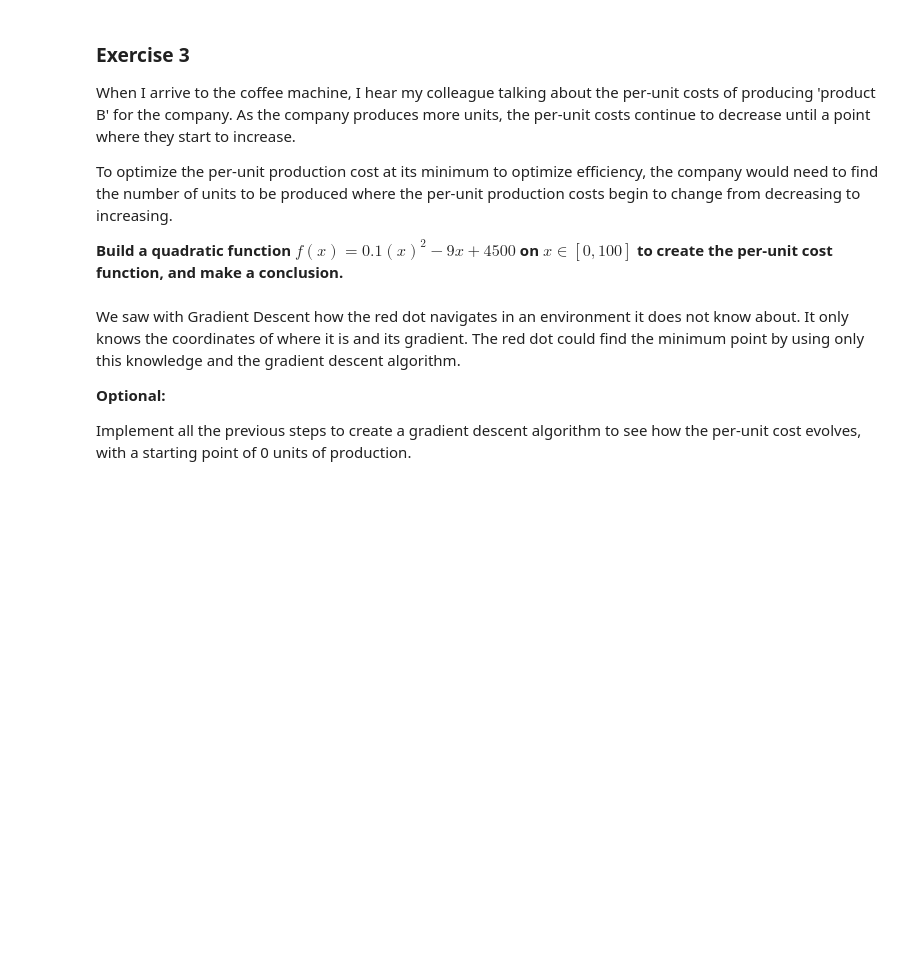
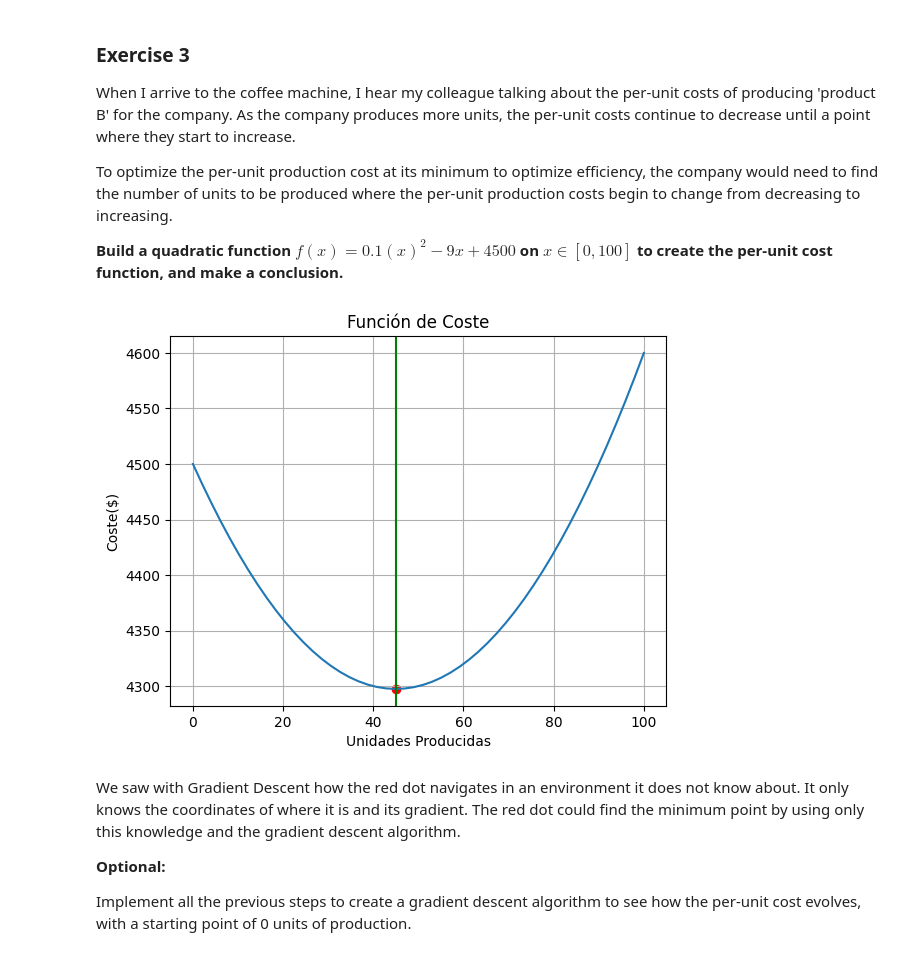
Before and after one commit to 4GeeksAcademy/calculus-andalgebra, a Jupyter notebook: notebook/problems.ipynb, the cells around one changed output. Saved outputs shown, nothing was run; the diff lists cells and outputs as text; code cells hidden in the pictures; blank space fills up the shorter version.

```diff
--- a/notebook/problems.ipynb
+++ b/notebook/problems.ipynb
@@ -225,6 +291,28 @@ To optimize the per-unit production cost at its minimum to optimize efficiency,
 **Build a quadratic function $f(x)=0.1(x)^2−9x +4500$ on $x∈[0,100]$ to create the per-unit cost function, and make a conclusion.**
 # %%
 # Define and plot the function
+from sympy import symbols, diff, solve
+import numpy as np
+x = symbols('x')
+c = 0.1*x**2 -9*x + 4500
+dc = 0.2*x-9
+min_c_x = solve(dc,x) #45 units
+c.subs(x,45) #4297.5 $
+
+
+units = np.linspace(0,100)
+
+def f(units): return 0.1*units**2 -9*units +4500
+
+plt.plot(units, f(units))
+plt.title('Función de Coste')
+plt.xlabel('Unidades Producidas')
+plt.ylabel('Coste($)')
+plt.scatter([45], [4297.5], label='Min Coste', color='r')
+plt.axvline(45, color = 'g')
+plt.grid()
+# %% [output]
+[figure, added]
 # %% [markdown]
 We saw with Gradient Descent how the red dot navigates in an environment it does not know about. It only knows the coordinates of where it is and its gradient. The red dot could find the minimum point by using only this knowledge and the gradient descent algorithm.
 
```
Also changed, not shown: parts of 12 cells of this notebook.
